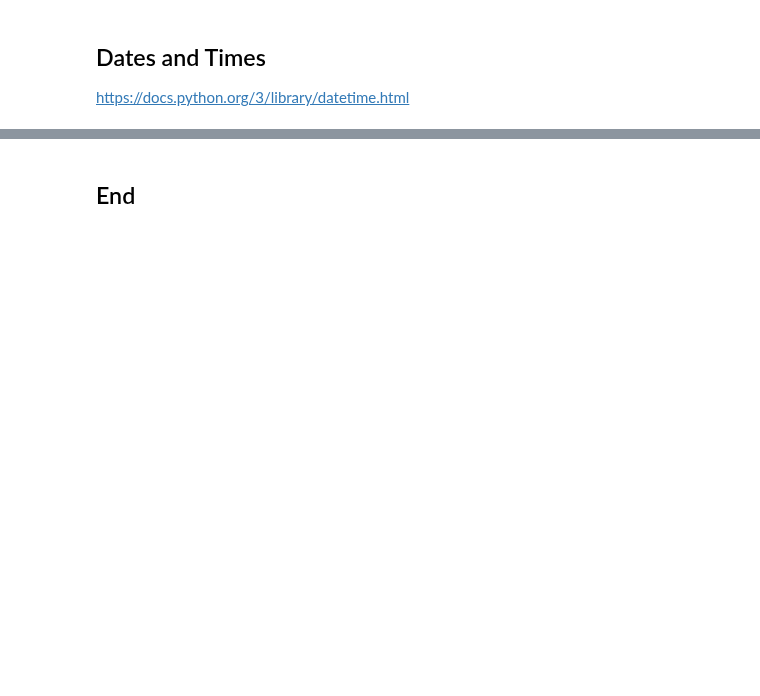
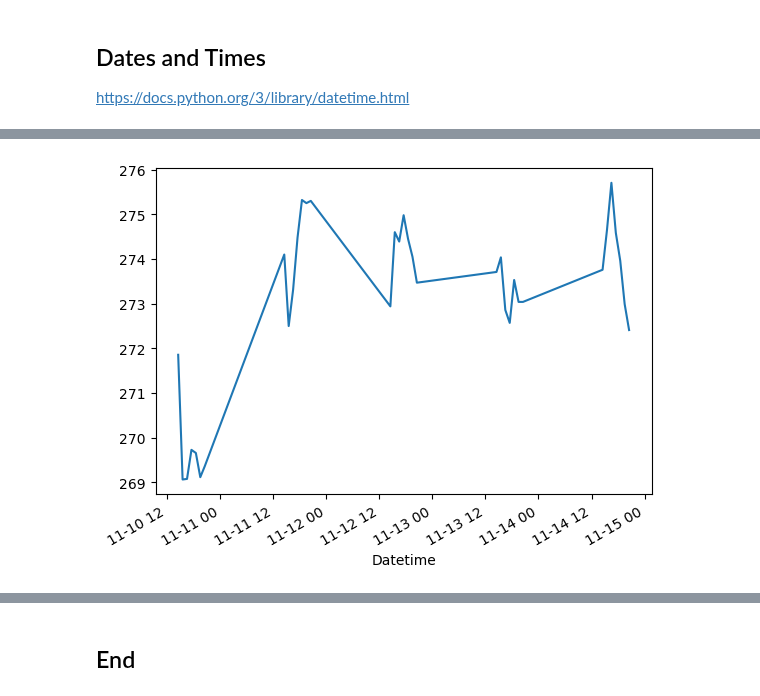
Before and after one commit to HewaOrang/computer-infrastructure-assessment, a Jupyter notebook: problems.ipynb, the cells around one changed output, grey strips where cells are left out. Saved outputs shown, nothing was run; the diff lists cells and outputs as text; code cells hidden in the pictures; blank space fills up the shorter version.

```diff
--- a/problems.ipynb
+++ b/problems.ipynb
@@ -244,0 +301,5 @@ df.to_csv("../data/" + dt.datetime.now().strftime("%Y%m%d-%H%M%S") + '.csv')
+# %%
+# The closing price for all three.
+df[('Close', 'AAPL')].plot();
+# %% [output]
+[figure, added]
```
Also changed, not shown: parts of 21 cells of this notebook.
